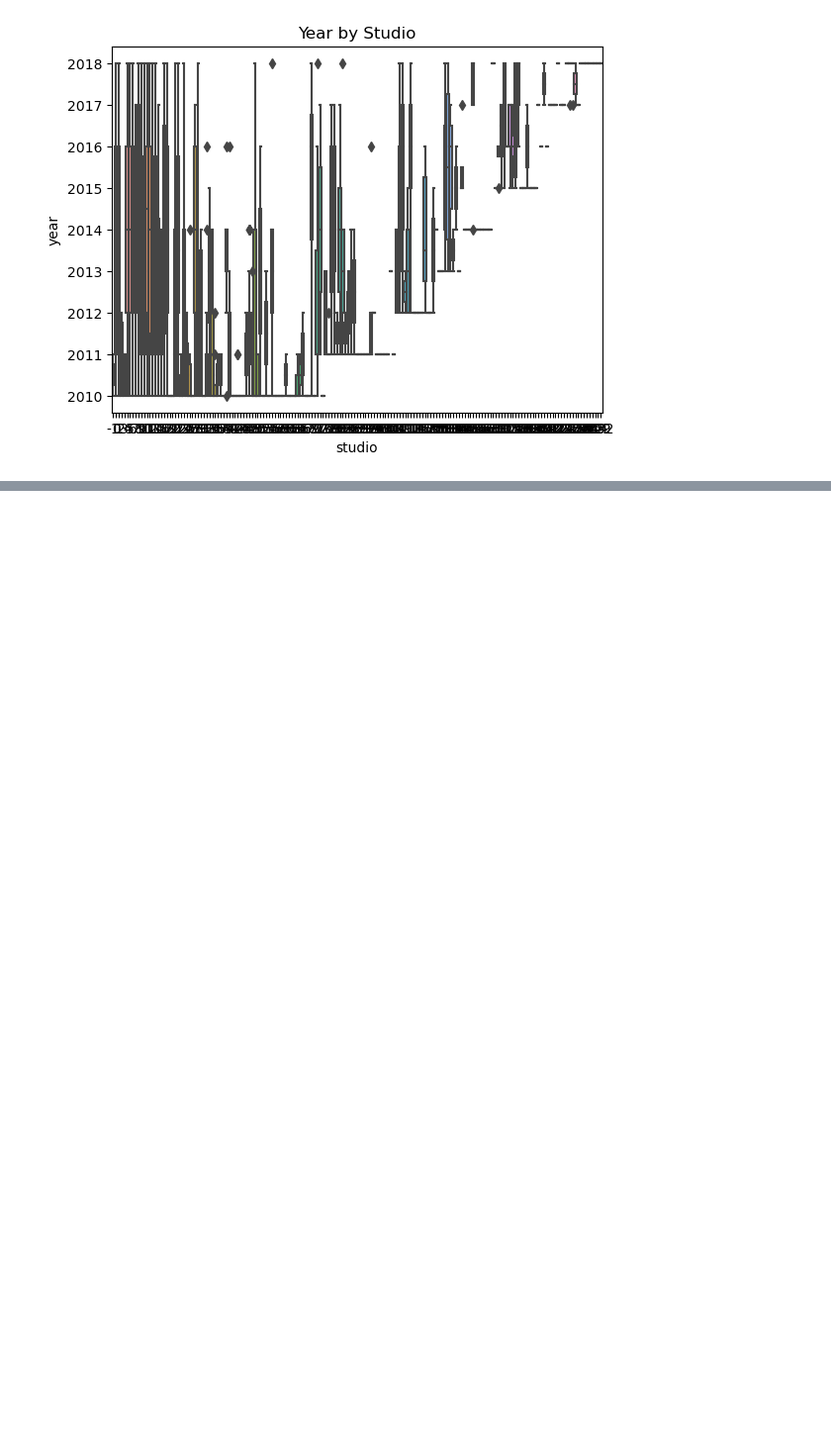
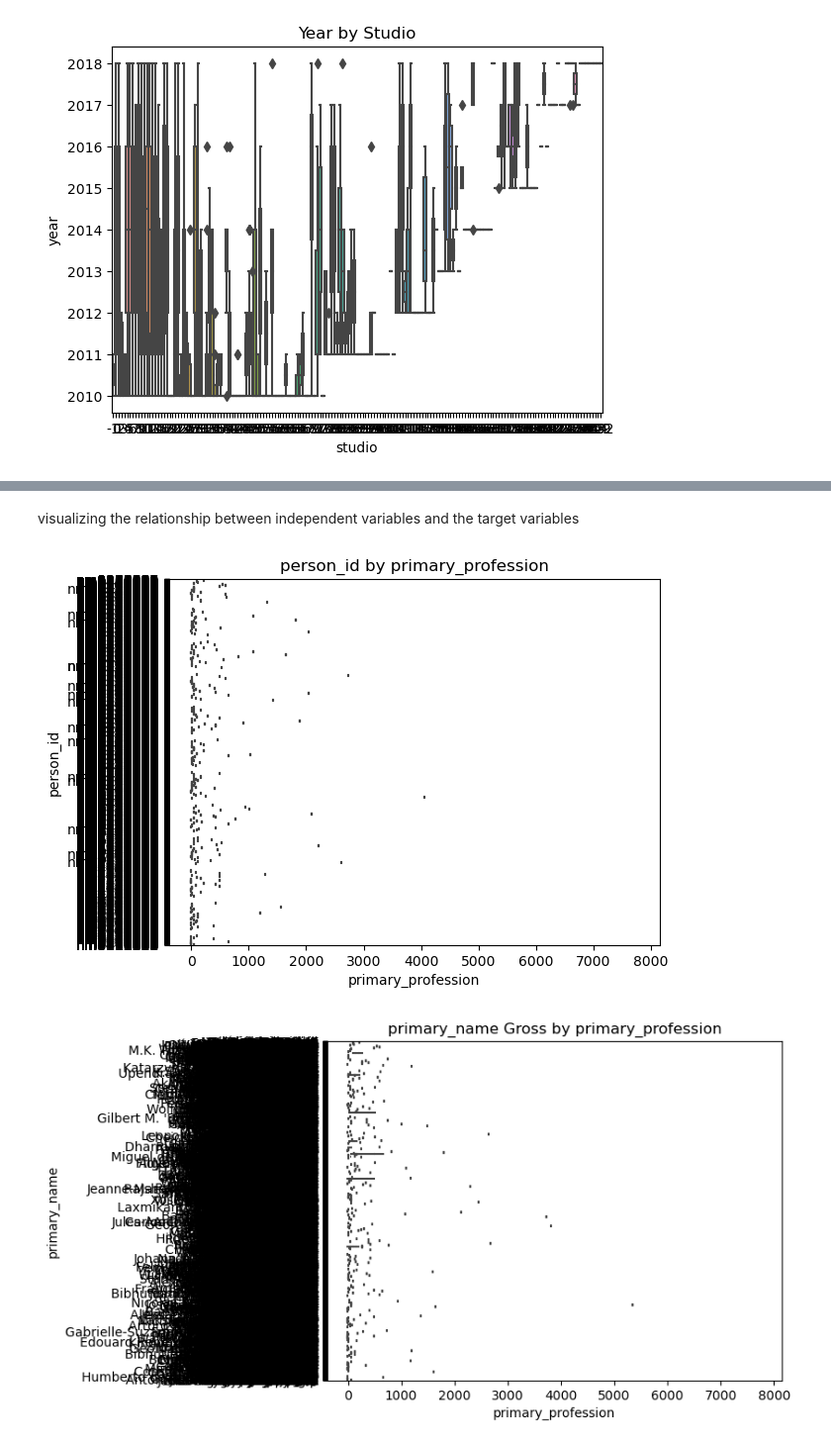
Before and after one commit to Derrick-wekesa/CineInsight-Microsoft-s-Box-Office-Breakthrough, a Jupyter notebook: data/student.ipynb, the cells around one changed output, grey strips where cells are left out. Shown at 99% size. Saved outputs shown, nothing was run; the diff lists cells and outputs as text; code cells hidden in the pictures; blank space fills up the shorter version.

```diff
--- a/data/student.ipynb
+++ b/data/student.ipynb
@@ -216,0 +419,17 @@ Data modelling
+# %% [markdown]
+visualizing the relationship between independent variables and the target variables
+# %%
+sns.boxplot(x="primary_profession", y="person_id", data=person_df)
+plt.title("person_id by primary_profession")
+plt.show()
+
+sns.boxplot(x="primary_profession", y="primary_name", data=person_df)
+plt.title("primary_name Gross by primary_profession")
+plt.show()
+
+sns.boxplot(x="primary_profession", y="birth_year", data=person_df)
+plt.title("birth_Year by primary_profession")
+plt.show()
+# %% [output]
+[figure, added]
+[figure, added]
```
Also changed, not shown: parts of 46 cells of this notebook.
